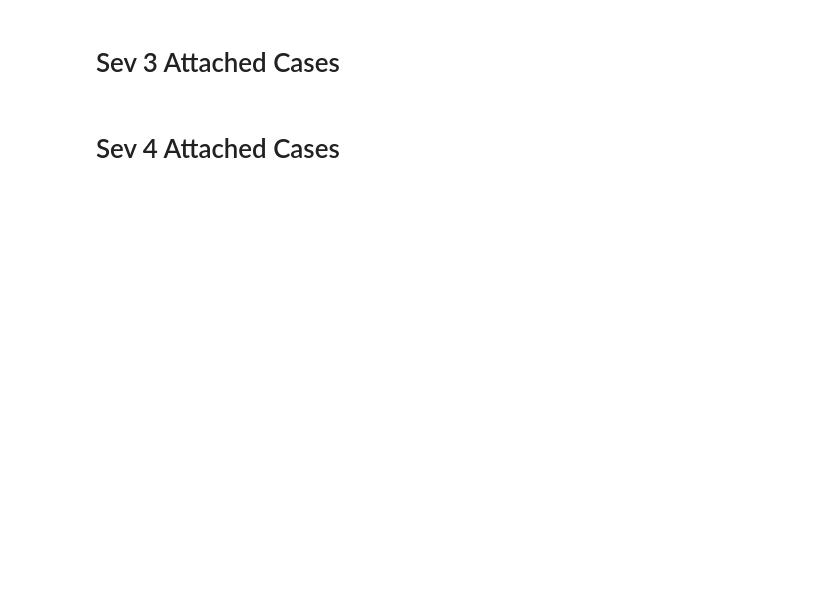
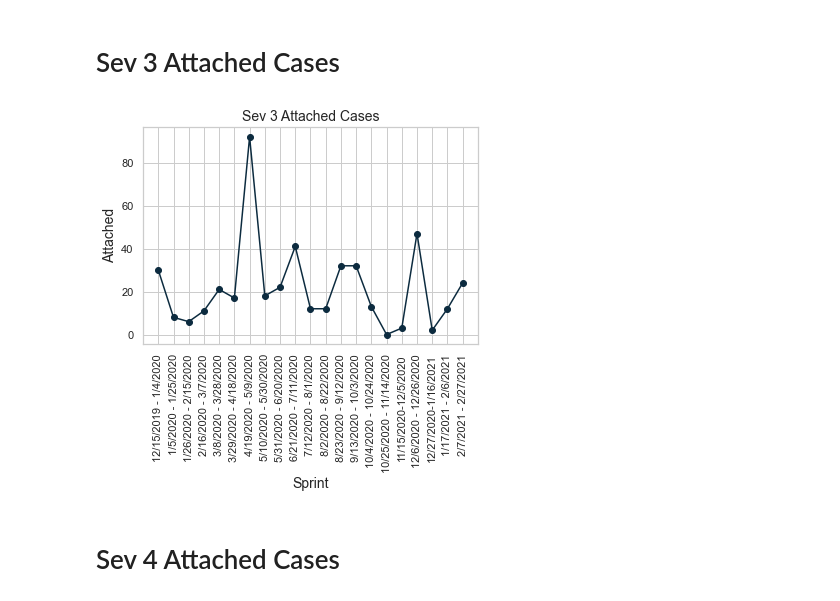
Before and after one commit to Jessica-Thomas/MonthlyRootCause, a Jupyter notebook: MRC.ipynb, the cells around one changed output. Drawn from its saved outputs; the diff is of its cells as text; code cells hidden in the pictures; blank space fills up the shorter version.

```diff
--- a/MRC.ipynb
+++ b/MRC.ipynb
@@ -35,13 +77,16 @@ plt.show()
 # %% [markdown]
 # Sev 3 Attached Cases
 # %%
+plt.figure(figsize=(8, 4))
 plt.plot(df1['Sev Sprint'], df1['Sev 3 Attached'], color='#0c2b3f', marker='o')
 plt.title('Sev 3 Attached Cases', fontsize=14)
 plt.ylabel('Attached', fontsize=14)
 plt.xlabel('Sprint', fontsize=14)
 plt.xticks(rotation=90)
 plt.grid(True)
 plt.show()
+# %% [output]
+[figure, added]
 # %% [markdown]
 # Sev 4 Attached Cases
 # %%
```
Also changed, not shown: parts of 18 cells of this notebook.
